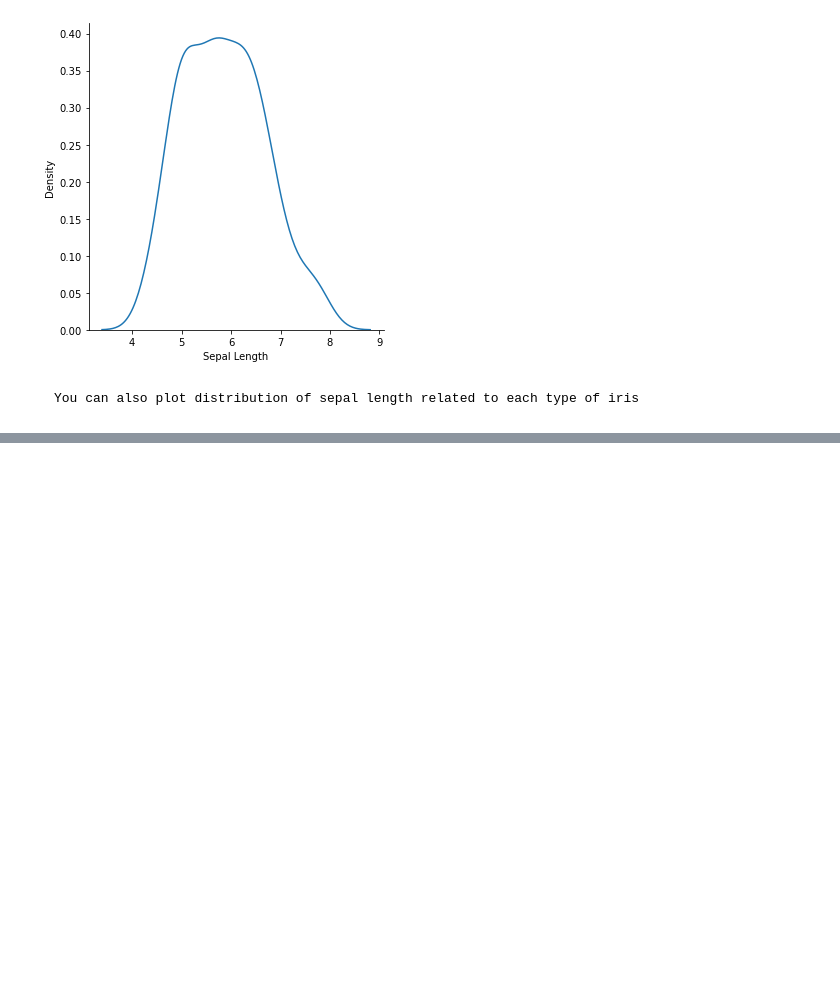
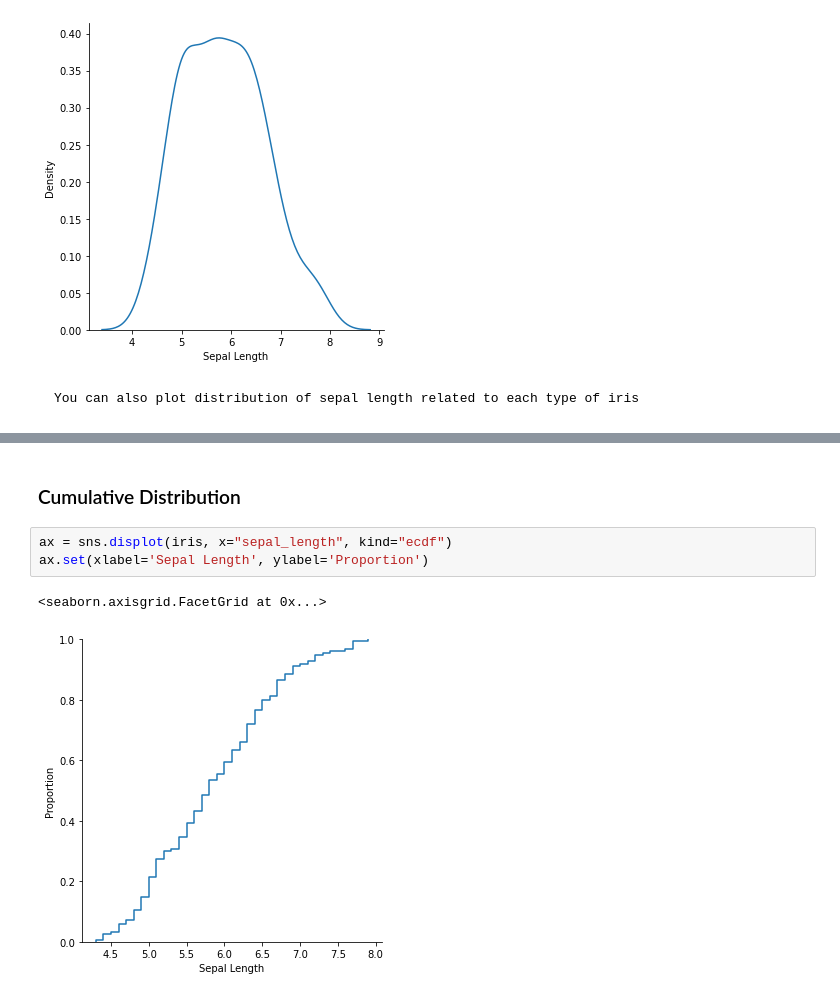
Before and after one commit to shaneahmed/StatswithPython, a Jupyter notebook: 03-DataVisualisation.ipynb, the cells around one changed output, grey strips where cells are left out. Cells and saved outputs as stored; diff of their text form; blank space fills up the shorter version.

```diff
--- a/03-DataVisualisation.ipynb
+++ b/03-DataVisualisation.ipynb
@@ -106,0 +108,8 @@ sns.displot(iris, x="sepal_length", hue="species", kind="kde")
+# %% [markdown]
+### Cumulative Distribution
+# %%
+ax = sns.displot(iris, x="sepal_length", kind="ecdf")
+ax.set(xlabel='Sepal Length', ylabel='Proportion')
+# %% [output]
+<seaborn.axisgrid.FacetGrid at 0x...>
+[figure, added]
```
Also changed, not shown: parts of 9 cells of this notebook.
